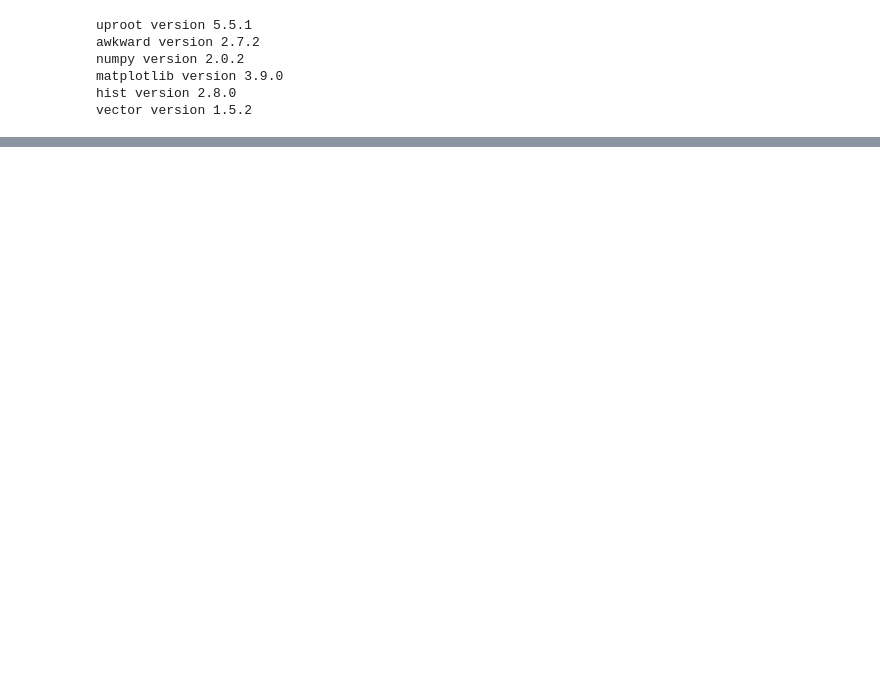
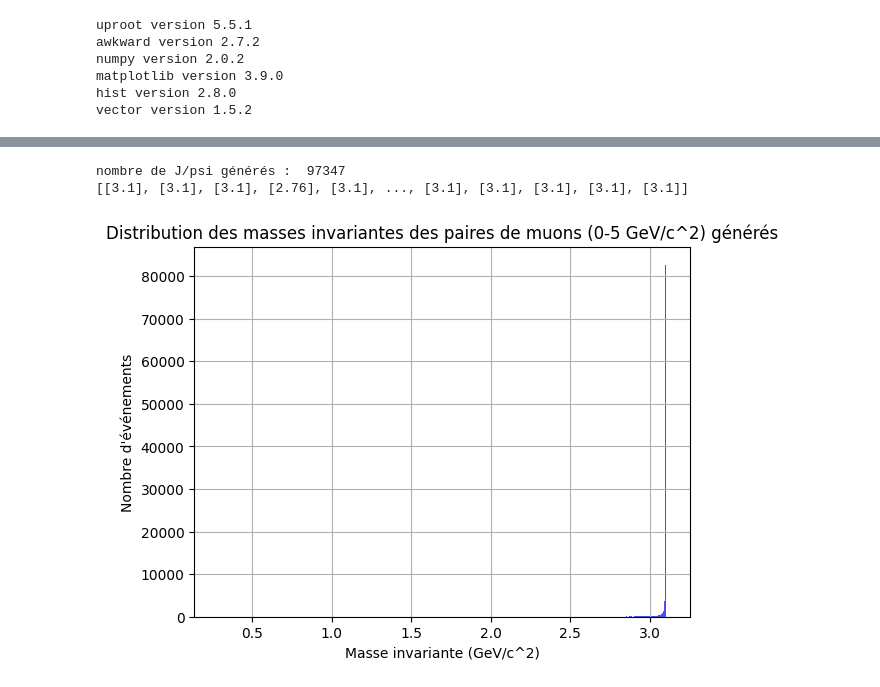
Before and after one commit to nantes-m2-rps-exp/qqbar2mumu-2024, a Jupyter notebook: notebooks/acceptance_efficacite.ipynb, the cells around one changed output, grey strips where cells are left out. Saved outputs shown, nothing was run; the diff lists cells and outputs as text; code cells hidden in the pictures; blank space fills up the shorter version.

```diff
--- a/notebooks/acceptance_efficacite.ipynb
+++ b/notebooks/acceptance_efficacite.ipynb
@@ -49,6 +61,22 @@ Muon_MTRHitMapTrk    | std::vector<uint32_t>    | AsJagged(AsDtype('>u4'), he...
 Muon_MCLabel         | std::vector<int32_t>     | AsJagged(AsDtype('>i4'), he...
 Muon_MCPDGCode       | std::vector<int32_t>     | AsJagged(AsDtype('>i4'), he...
 # %%
-m = events.arrays(["nMuons","Muon_Px","Muon_Py","Muon_Pz","Muon_Charge","Muon_E","Muon_thetaAbs","Muon_matchedTrgThreshold"],entry_stop=10000)
-print(m)
+#id = ak.where(n.Muon_GenMotherPDGCode == 100443)  #les muons ne sont générés que par paire
+print(id[0])
+print(type(id[0]))
+print(len(id[0]))
+
+m = events.arrays(
+    ["nMuons", "Muon_Px", "Muon_Py", "Muon_Pz", "Muon_Charge", "Muon_E","isCMUL","zVtx","Muon_matchedTrgThreshold","Muon_MCLabel"],
+    how="zip")
+
+#nombre de muons reconstruit
+#id Jpsi : 443
+id_gen = n.Muon.GenLabel
+print("identifiant unique de chaque muon généré", id_gen)
+id_MC = m.Muon.MCLabel
+print("identifiant unique de chaque muon dans le MC", id_MC)
+gen_mask = (ak.all(n["Muon_GenMotherPDGCode"] == 443, axis=1)) #filtre pour n'avoir que les J/psi générés
+mask = (m["nMuons"] >= 2) & ak.all(n["Muon_GenMotherPDGCode"] == 443, axis=1) #permet de ne garder que le Jpsi et filtre les psi(2S)
+inverse_mask = ~((m["nMuons"] >= 2) & ak.all(n["Muon_GenMotherPDGCode"] == 443, axis=1))
 # %% [output]
@@ -98,0 +89,32 @@ def scan(dataDescription,
+# %%
+###############################  spectre en masse invariante pour les données générées  ###############################
+
+filtered_genevents = n[ (abs(m.zVtx)<10) & gen_mask] #ici on fait les coupures sur les événements. Le mask permet de ne garder que le Jpsi
+nb_jpsi_gen = len(filtered_genevents)
+print("nombre de J/psi générés : ",nb_jpsi_gen)
+# Initialiser les vecteurs à partir des données des muons après coupure
+muon_genvectors = ak.zip({
+    "px": filtered_genevents.Muon.GenPx,
+    "py": filtered_genevents.Muon.GenPy,
+    "pz": filtered_genevents.Muon.GenPz,
+    "E": filtered_genevents.Muon.GenE
+}, with_name="Momentum4D")
+
+# Calculer les masses invariantes pour chaque paire de muons dans chaque événement après coupure
+invariant_genmasses = ak.combinations(muon_genvectors, 2, fields=["muonC", "muonD"])
+masses_gen = (invariant_genmasses.muonC + invariant_genmasses.muonD).mass
+print(masses_gen)
+# Créer un histogramme des valeurs de la masse
+flattened_masses_gen = ak.flatten(masses_gen)  # Aplatir les données pour l'histogramme
+
+filtered_masses_gen = flattened_masses_gen[(flattened_masses_gen >= 0) & (flattened_masses_gen <= 5)]  # Filtrer les masses entre 0 et 10
+plt.hist(filtered_masses_gen, bins=500, color='blue', alpha=0.7)
+plt.xlabel('Masse invariante (GeV/c^2)')
+plt.ylabel("Nombre d'événements")
+plt.title('Distribution des masses invariantes des paires de muons (0-5 GeV/c^2) générés')
+plt.grid(True)
+plt.show()
+# %% [output]
+nombre de J/psi générés :  97347
+[[3.1], [3.1], [3.1], [2.76], [3.1], ..., [3.1], [3.1], [3.1], [3.1], [3.1]]
+[figure, added]
```
Also changed, not shown: parts of 17 cells of this notebook, 6 other files.
